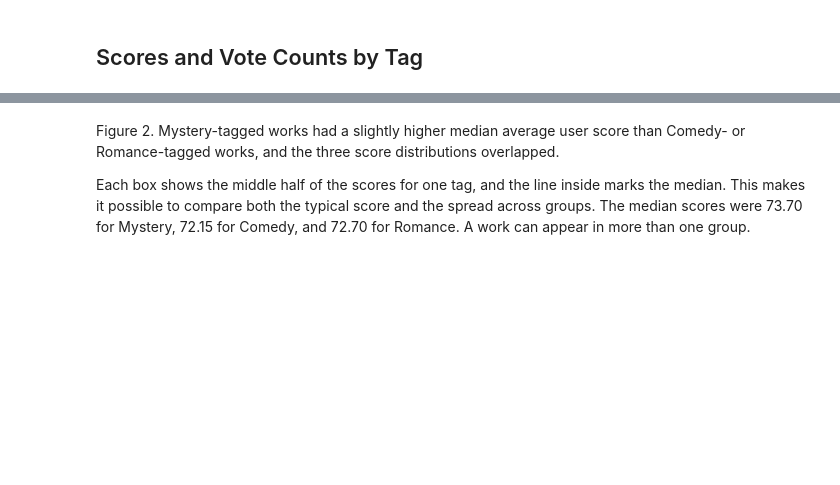
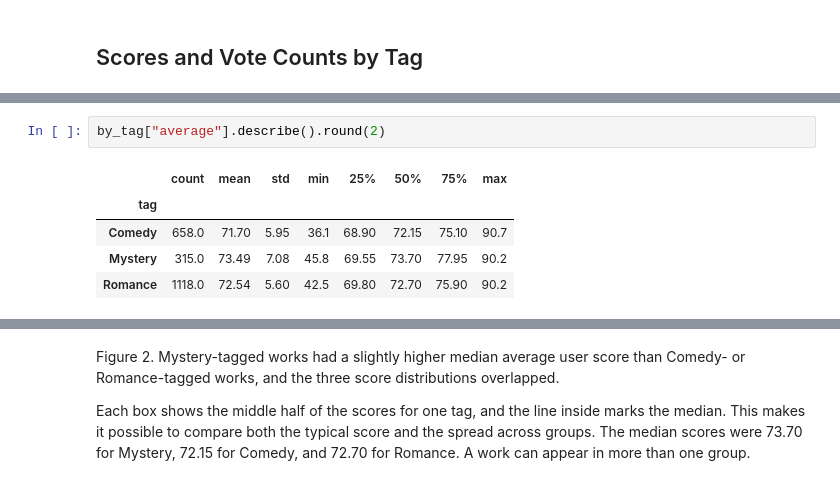
Before and after one commit to Bob0414/vndb-playtime-analysis, a Jupyter notebook: VN.ipynb, the cells around one changed output, grey strips where cells are left out. Cells and saved outputs as stored; diff of their text form; blank space fills up the shorter version.

```diff
--- a/VN.ipynb
+++ b/VN.ipynb
@@ -521,0 +244,8 @@ Name: id, dtype: int64
+# %%
+by_tag["average"].describe().round(2)
+# %% [output]
+|  | count | mean | std | min | 25% | 50% | 75% | max |
+| tag |  |  |  |  |  |  |  |  |
+| Comedy | 658.0 | 71.70 | 5.95 | 36.1 | 68.90 | 72.15 | 75.10 | 90.7 |
+| Mystery | 315.0 | 73.49 | 7.08 | 45.8 | 69.55 | 73.70 | 77.95 | 90.2 |
+| Romance | 1118.0 | 72.54 | 5.60 | 42.5 | 69.80 | 72.70 | 75.90 | 90.2 |
```
Also changed, not shown: parts of 41 cells of this notebook, 1 other file.
